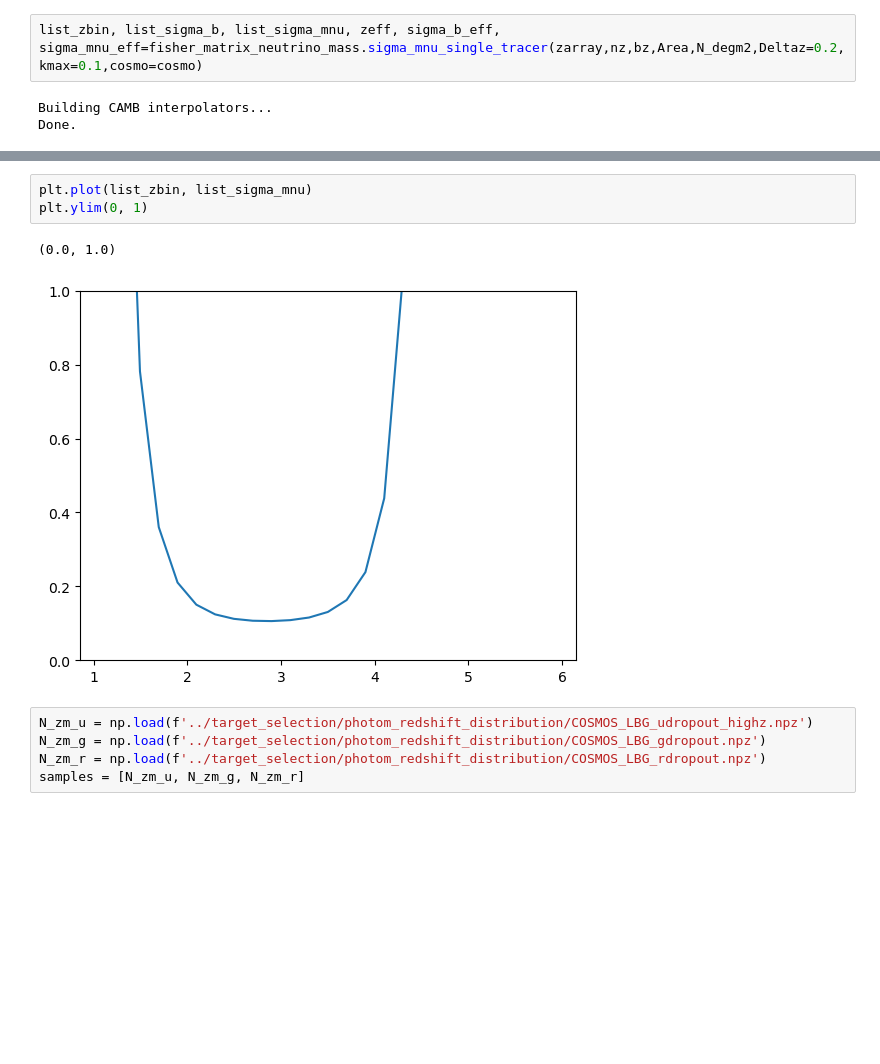
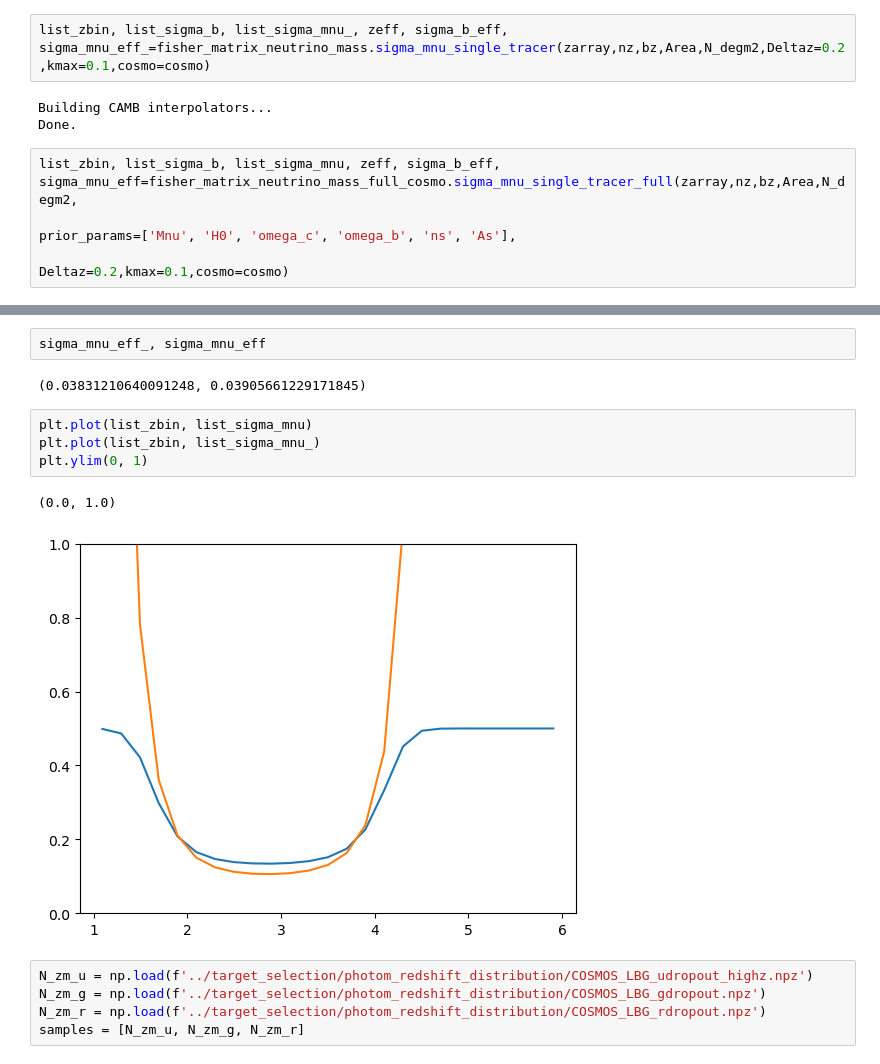
Before and after one commit to WST-Cosmology/WP221_Target_selection, a Jupyter notebook: forecasts/Forecasting_neutrino_mass_example.ipynb, the cells around one changed output, grey strips where cells are left out. Saved outputs shown, nothing was run; the diff lists cells and outputs as text; blank space fills up the shorter version.

```diff
--- a/forecasts/Forecasting_neutrino_mass_example.ipynb
+++ b/forecasts/Forecasting_neutrino_mass_example.ipynb
@@ -37,7 +41,11 @@ N_degm2=1000
 # %%
 s8z = cosmology.sigma_8(zarray,cosmo)
 # %%
-list_zbin, list_sigma_b, list_sigma_mnu, zeff, sigma_b_eff, sigma_mnu_eff=fisher_matrix_neutrino_mass.sigma_mnu_single_tracer(zarray,nz,bz,Area,N_degm2,Deltaz=0.2,kmax=0.1,cosmo=cosmo)
+list_zbin, list_sigma_b, list_sigma_mnu_, zeff, sigma_b_eff, sigma_mnu_eff_=fisher_matrix_neutrino_mass.sigma_mnu_single_tracer(zarray,nz,bz,Area,N_degm2,Deltaz=0.2,kmax=0.1,cosmo=cosmo)
 # %% [output]
 Building CAMB interpolators...
 Done.
+# %%
+list_zbin, list_sigma_b, list_sigma_mnu, zeff, sigma_b_eff, sigma_mnu_eff=fisher_matrix_neutrino_mass_full_cosmo.sigma_mnu_single_tracer_full(zarray,nz,bz,Area,N_degm2,
+                                                                                                                                              prior_params=['Mnu', 'H0', 'omega_c', 'omega_b', 'ns', 'As'],
+                                                                                                                                              Deltaz=0.2,kmax=0.1,cosmo=cosmo)
@@ -44,9 +70,14 @@ Done.
+# %%
+sigma_mnu_eff_, sigma_mnu_eff
+# %% [output]
+(0.03831210640091248, 0.03905661229171845)
 # %%
 plt.plot(list_zbin, list_sigma_mnu)
+plt.plot(list_zbin, list_sigma_mnu_)
 plt.ylim(0, 1)
 # %% [output]
 (0.0, 1.0)
-[figure, old version]
+[figure, new version]
 # %%
 N_zm_u = np.load(f'../target_selection/photom_redshift_distribution/COSMOS_LBG_udropout_highz.npz')
 N_zm_g = np.load(f'../target_selection/photom_redshift_distribution/COSMOS_LBG_gdropout.npz')
```
Also changed, not shown: parts of 5 cells of this notebook, 24 other files.
